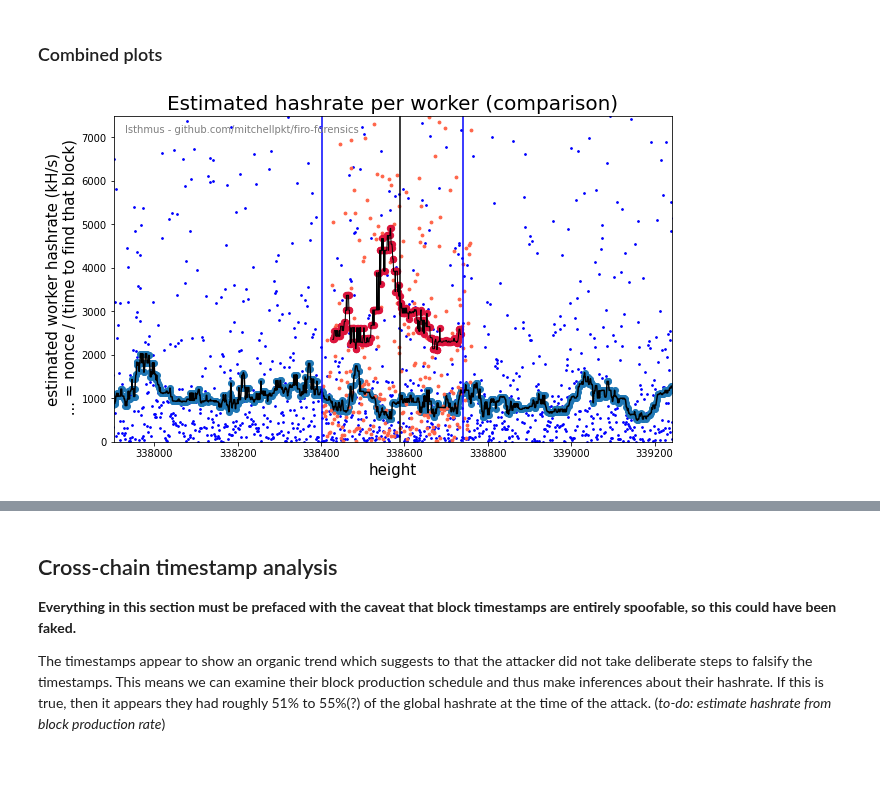
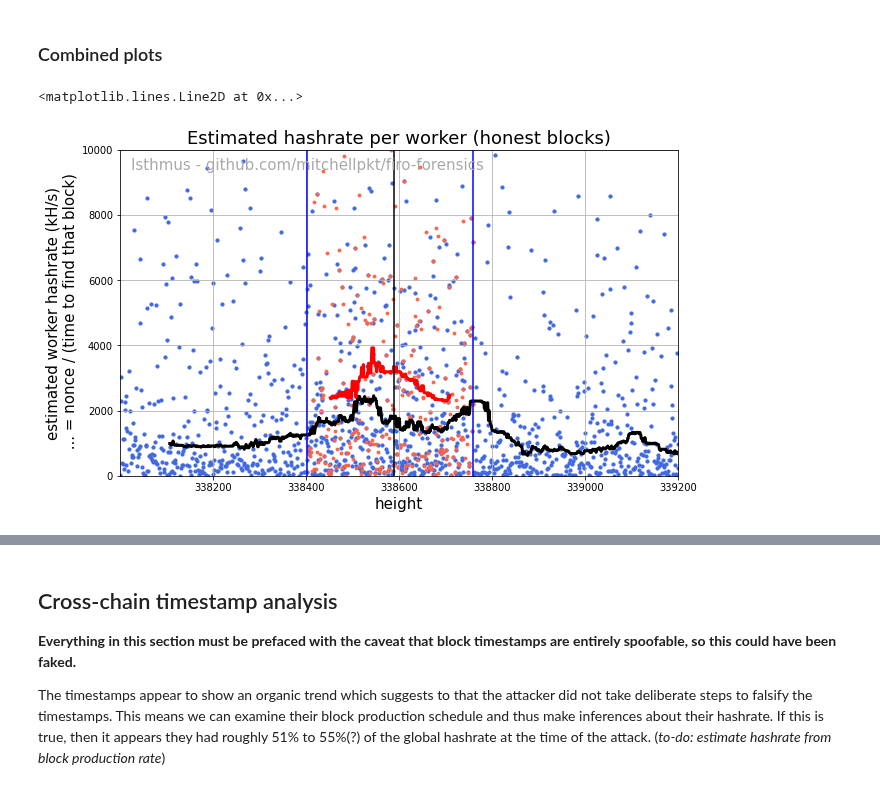
Before and after one commit to Mitchellpkt/firo-forensics, a Jupyter notebook: analysis/jupyter-python-firo-forensics.ipynb, the cells around one changed output, grey strips where cells are left out. Drawn from its saved outputs; the diff is of its cells as text; code cells hidden in the pictures.

```diff
--- a/analysis/jupyter-python-firo-forensics.ipynb
+++ b/analysis/jupyter-python-firo-forensics.ipynb
@@ -61,7 +88,10 @@ abandoned_blocks.rename(columns=lambda x: x.strip(), inplace=True)
+# %%
+active_blocks: pd.DataFrame = pd.read_csv(pathlib.Path.cwd() / '..' / 'data' / 'firo_active_chain.csv', delimiter=';')
+abandoned_blocks: pd.DataFrame = pd.read_csv(pathlib.Path.cwd() / '..' / 'data' / 'firo_abandoned.csv', delimiter=';')
 # %% [markdown]
 Pull out attack blocks
 # %%
-attack_blocks = active_blocks[active_blocks['height'].isin(abandoned_blocks['height'])]
+attack_blocks = active_blocks.loc[active_blocks['height'].isin(abandoned_blocks['height']), :].reset_index(drop=True)
 # %% [markdown]
 ## Which blocks did the attacker mine?
 
@@ -309,0 +306,15 @@ Mean worker hashrate for attack blocks (kH/s): 19050
+# %%
+def hashrate_estimates_text(df: pd.DataFrame) -> str:
+    s: str = ""
+    s += f"Number of blocks: {len(df)}\n"
+    s += f"Median discovery time: {np.nanmedian(df['discovery_time'])} s\n"
+    s += f"Median estimated hashrate: {np.nanmedian(df['estimated_hashes_per_sec'] / 1000):.0f} kH/s\n"
+    s += f"Median worker hashrate for (kH/s): {np.nanmedian(df['estimated_khashes_per_sec']):.0f}\n"
+    s += f"Mean worker hashrate for (kH/s): {np.nanmean(df['estimated_khashes_per_sec']):.0f}\n"
+    return s
+
+
+def hashrate_estimates_plot(df: pd.DataFrame, **kwargs) -> plt.Figure:
+    return isli.scatter(df['height'][1::].to_list(),
+                        df['estimated_khashes_per_sec'][1::].to_list(),
+                        **kwargs)
@@ -334,33 +350,23 @@ Number of blocks: 14109
 # %% [markdown]
 ### Combined plots
 # %%
-rolling_average_width = 50
-xlim_width = 500
-
-# First plot the honest blocks
-isli.scatter(honest_blocks_df['height'][1::] - rolling_average_width / 2,
-             honest_blocks_df['estimated_hashes_per_sec'][1::] / 1000,
-             rollingMedianBinWidth=rolling_average_width, xlabel='height',
-             ylabel='estimated worker hashrate (kH/s)\n ... = nonce / (time to find that block)', markercolor='b',
-             figsize=(10, 6), title='Estimated hashrate per worker (comparison)', yscale='linear', ylim=(0, 7.5e3),
-             watermarkText=watermark_text, watermarkPlacement=(0.02, 0.95),
-             xlim=(first_attack_block - xlim_width, last_attack_block + xlim_width))
-plt.axvline(x=min(attack_blocks['height']), color='b')
-plt.axvline(x=max(attack_blocks['height']), color='b')
-#plt.xlim((first_attack_block-xlim_width,last_attack_block+xlim_width));
+rolling_average_width: int = 100
+hashrate_estimates_plot(honest_blocks_df.loc[honest_blocks_df.height.between(338000, 339200),:],
+                        xlabel='height', rolling_median_width=100, ylim=(0, 1e4),
+                        ylabel='estimated worker hashrate (kH/s)\n ... = nonce / (time to find that block)',
+                        title='Estimated hashrate per worker (honest blocks)', log_axes='',
+                        style=style.override({'markersize': 10, 'color': 'royalblue', 'figsize': (10,6)}), )
 
 # Now add the attacker blocks
 plt.scatter(attacker_blocks_df['height'][1::], attacker_blocks_df['estimated_hashes_per_sec'][1::] / 1000,
             color='tomato', s=8)
-temporaryDataFrame = pd.DataFrame()
-temporaryDataFrame['xData'] = attacker_blocks_df['height'][1::] - rolling_average_width / 2
-temporaryDataFrame['yData'] = attacker_blocks_df['estimated_hashes_per_sec'][1::] / 1000
-temporaryDataFrame.sort_values(by='xData', ascending=True, inplace=True)
-trace = plt.scatter(temporaryDataFrame.xData,
-                    temporaryDataFrame['yData'].rolling(rolling_average_width).median(),
-                    color='crimson', s=40)
-trace = plt.plot(temporaryDataFrame.xData, temporaryDataFrame['yData'].rolling(rolling_average_width).median(),
-                 color='k', linewidth=1)
-plt.axvline(x=338590, color='k');
+temp_df: pd.DataFrame = pd.DataFrame({'x': attacker_blocks_df['height'][1::] - rolling_average_width / 2,
+                                      'y': attacker_blocks_df['estimated_hashes_per_sec'][1::] / 1000})
+temp_df.sort_values(by='x', ascending=True, inplace=True)
+plt.plot(temp_df.x, temp_df['y'].rolling(rolling_average_width).median(), color='red', linewidth=3)
+plt.axvline(x=338590, color='k')
+plt.axvline(x=min(attacker_blocks_df['height']), color='b')
+plt.axvline(x=max(attacker_blocks_df['height']), color='b')
 # %% [output]
+<matplotlib.lines.Line2D at 0x...>
-[figure, old version]
+[figure, new version]
```
Also changed, not shown: parts of 46 cells of this notebook, 3 other files.
